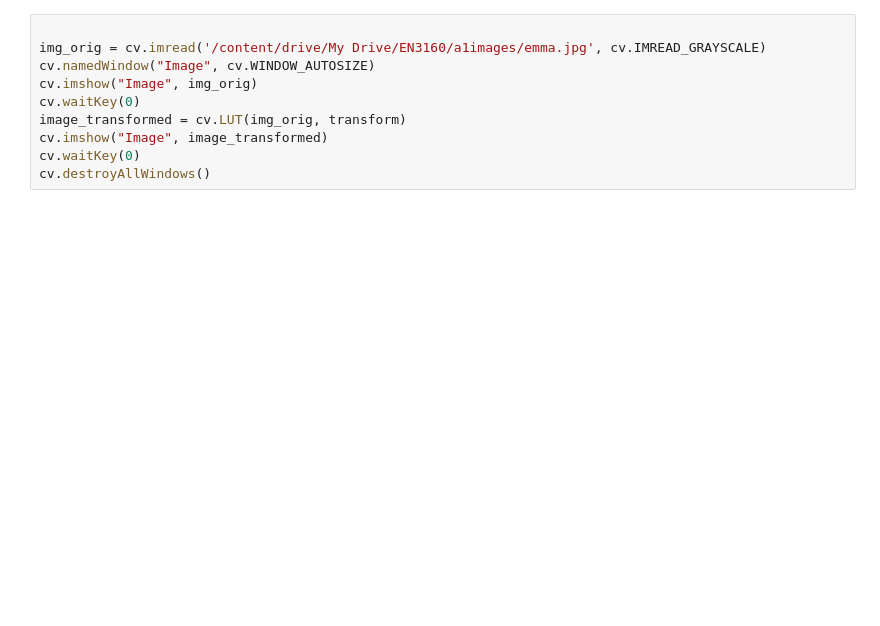
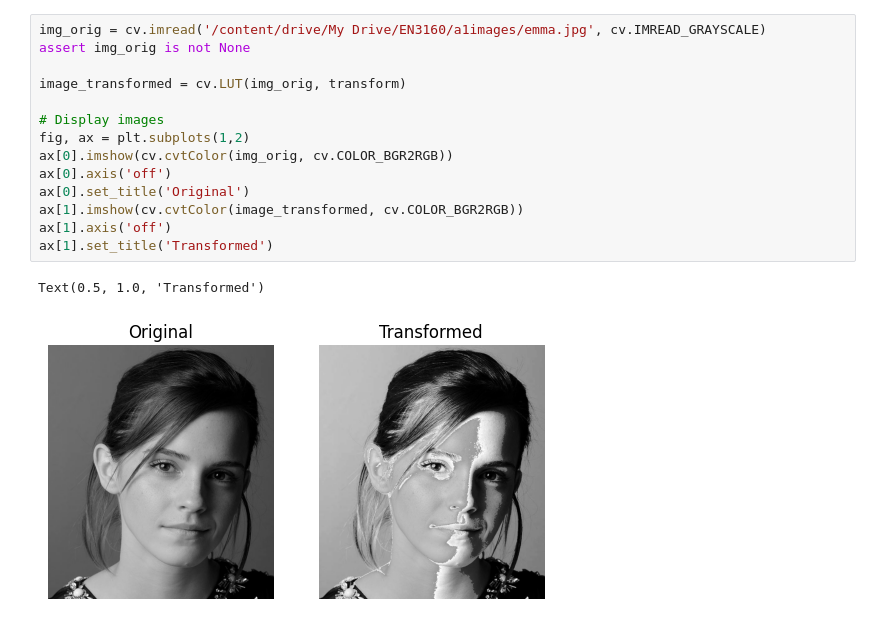
Before and after one commit to linukaratnayake/Intensity-Transformations-and-Neighborhood-Filtering, a Jupyter notebook: Intensity_Transformations_and_Neighborhood_Filtering.ipynb, the cells around one changed output. Cells and saved outputs as stored; diff of their text form; blank space fills up the shorter version.

Commit message:
Intensity transformation on emma.jpg done.

```diff
--- a/Intensity_Transformations_and_Neighborhood_Filtering.ipynb
+++ b/Intensity_Transformations_and_Neighborhood_Filtering.ipynb
@@ -48,11 +38,18 @@ plt.show()
 [figure]
-# %%
-
-img_orig = cv.imread('/content/drive/My Drive/EN3160/a1images/emma.jpg', cv.IMREAD_GRAYSCALE)
-cv.namedWindow("Image", cv.WINDOW_AUTOSIZE)
-cv.imshow("Image", img_orig)
-cv.waitKey(0)
-image_transformed = cv.LUT(img_orig, transform)
-cv.imshow("Image", image_transformed)
-cv.waitKey(0)
-cv.destroyAllWindows()
+# %%
+img_orig = cv.imread('/content/drive/My Drive/EN3160/a1images/emma.jpg', cv.IMREAD_GRAYSCALE)
+assert img_orig is not None
+
+image_transformed = cv.LUT(img_orig, transform)
+
+# Display images
+fig, ax = plt.subplots(1,2)
+ax[0].imshow(cv.cvtColor(img_orig, cv.COLOR_BGR2RGB))
+ax[0].axis('off')
+ax[0].set_title('Original')
+ax[1].imshow(cv.cvtColor(image_transformed, cv.COLOR_BGR2RGB))
+ax[1].axis('off')
+ax[1].set_title('Transformed')
+# %% [output]
+Text(0.5, 1.0, 'Transformed')
+[figure, added]
```
Also changed, not shown: parts of 2 cells of this notebook.
